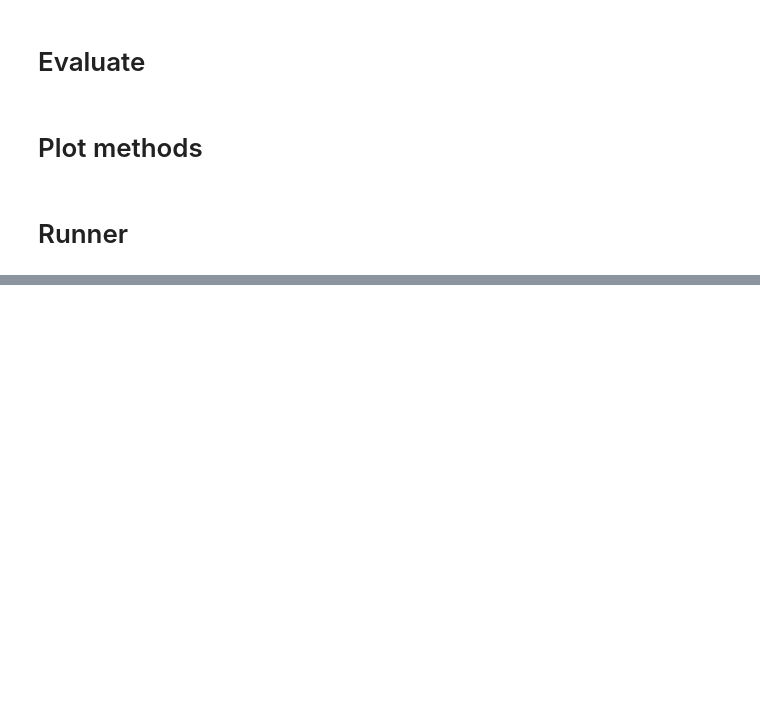
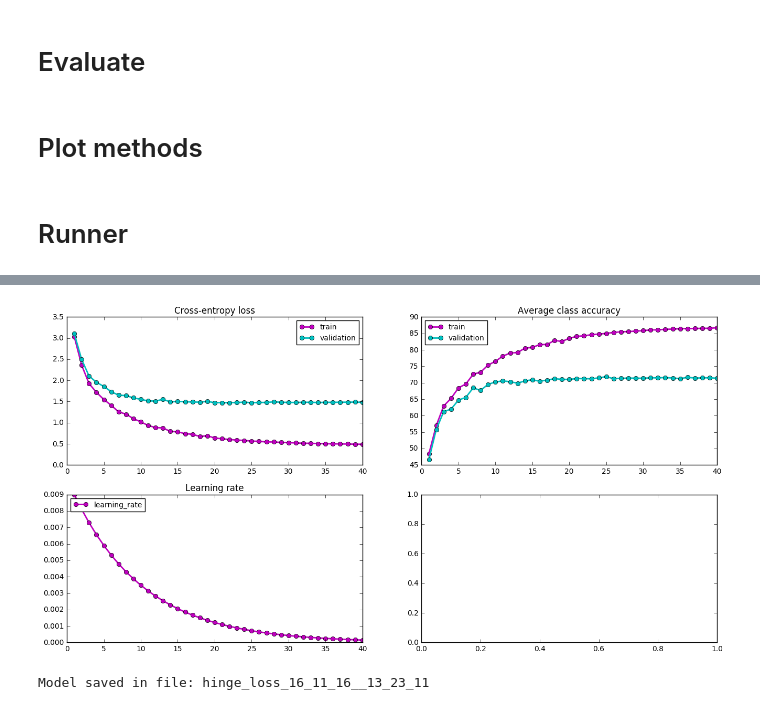
Before and after one commit to lstolcman/fer-deep-learning, a Jupyter notebook: DU2/cifar10/cifar10.ipynb, the cells around one changed output, grey strips where cells are left out. Drawn from its saved outputs; the diff is of its cells as text; code cells hidden in the pictures; blank space fills up the shorter version.

```diff
--- a/DU2/cifar10/cifar10.ipynb
+++ b/DU2/cifar10/cifar10.ipynb
@@ -356,0 +482,8 @@ show_image(train_x[2], data_mean, data_std)
+# %%
+session = tf.Session()
+train_start = time.time()
+
+plot_data={}
+train(session, train_x, train_y, valid_x, valid_y, config, plot_data)
+
+print("Total train time:", time.time() - train_start)
@@ -356,0 +510,4 @@ show_image(train_x[2], data_mean, data_std)
+# %%
+evaluate(session, test_x, test_y, config)
+plot_training_progress(plot_data)
+# %% [output]
@@ -356,0 +516,7 @@ show_image(train_x[2], data_mean, data_std)
+[figure, added]
+# %%
+saver = tf.train.Saver()
+path = "hinge_loss_" + timestamp_str()
+save(saver, path)
+# %% [output]
+Model saved in file: hinge_loss_16_11_16__13_23_11
```
Also changed, not shown: parts of 25 cells of this notebook, 1 other file.
